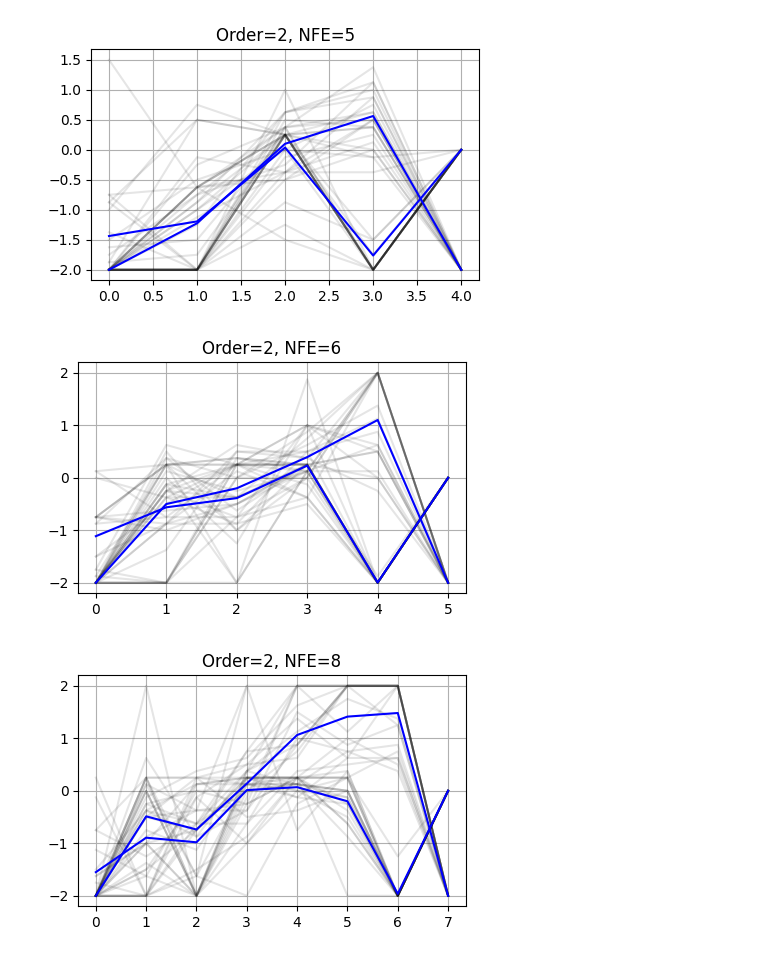
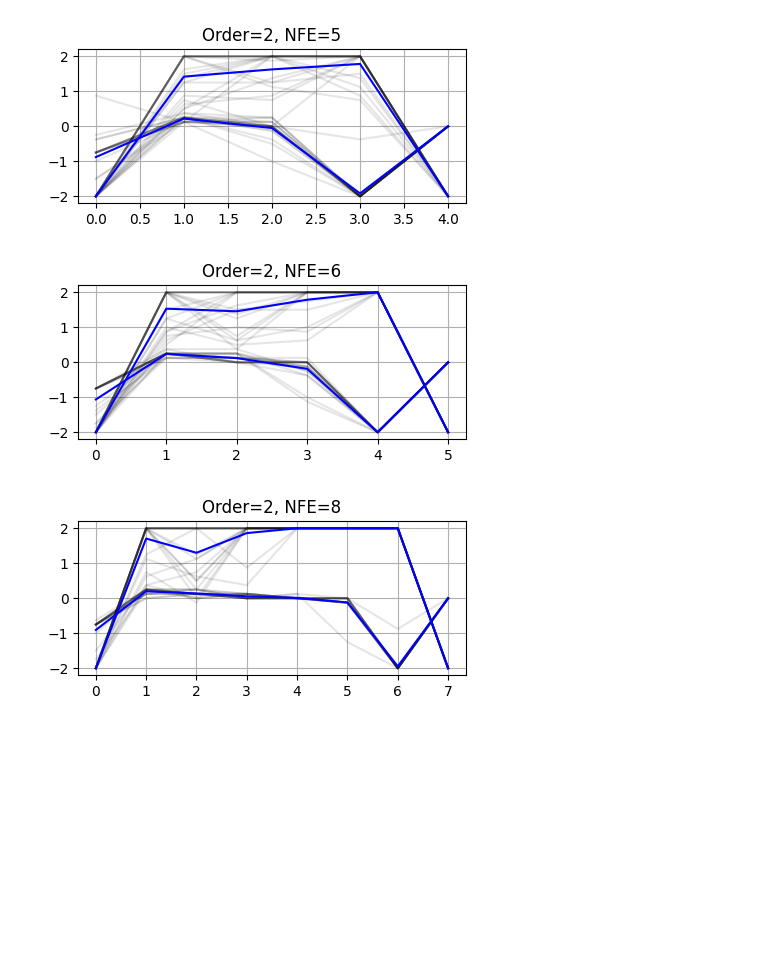
Before and after one commit to scpark20/dpm-solver-v32, a Jupyter notebook: codebases/stable-diffusion/target_matching/view.ipynb, the cells around one changed output. Saved outputs shown, nothing was run; the diff lists cells and outputs as text; code cells hidden in the pictures; blank space fills up the shorter version.

```diff
--- a/codebases/stable-diffusion/target_matching/view.ipynb
+++ b/codebases/stable-diffusion/target_matching/view.ipynb
@@ -1,24 +1,24 @@
 # %%
 import numpy as np
 import matplotlib.pyplot as plt
 
-SCALE = 9.5
+SCALE = 5.5
 
 for ORDER in [2, 3]:
     for NFE in [5, 6, 8, 10, 12, 15, 20]:
-        plt.figure(figsize=[5, 3])
+        plt.figure(figsize=[5, 2])
         plt.title(f'Order={ORDER}, NFE={NFE}')
         optimal_log_scales_list = []
         for number in range(20):
             np_data = np.load(f'/data/ldm/scale{SCALE}/NFE={NFE},p={ORDER},number={number}.npz')
             optimal_log_scales_list.append(np_data['optimal_log_scales'])
             plt.plot(np_data['optimal_log_scales'].T, color='black', alpha=0.1)
 
         np_data = np.load(f'/data/ldm/scale{SCALE}/NFE={NFE},p={ORDER}.npz')
         plt.plot(np_data['optimal_log_scales'].T, color='blue', alpha=1)
         plt.grid()
         plt.show()
 # %% [output]
-[figure, old version]
+[figure, new version]
-[figure, old version]
+[figure, new version]
-[figure, old version]
+[figure, new version]
```
Also changed, not shown: parts of 1 cell of this notebook, 1 other file.
